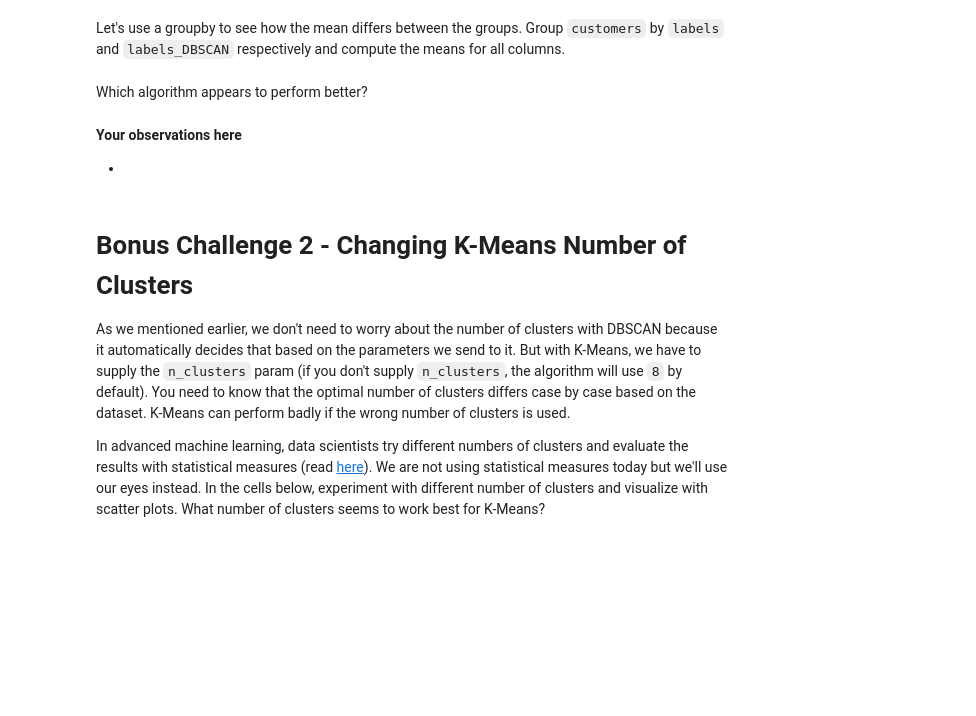
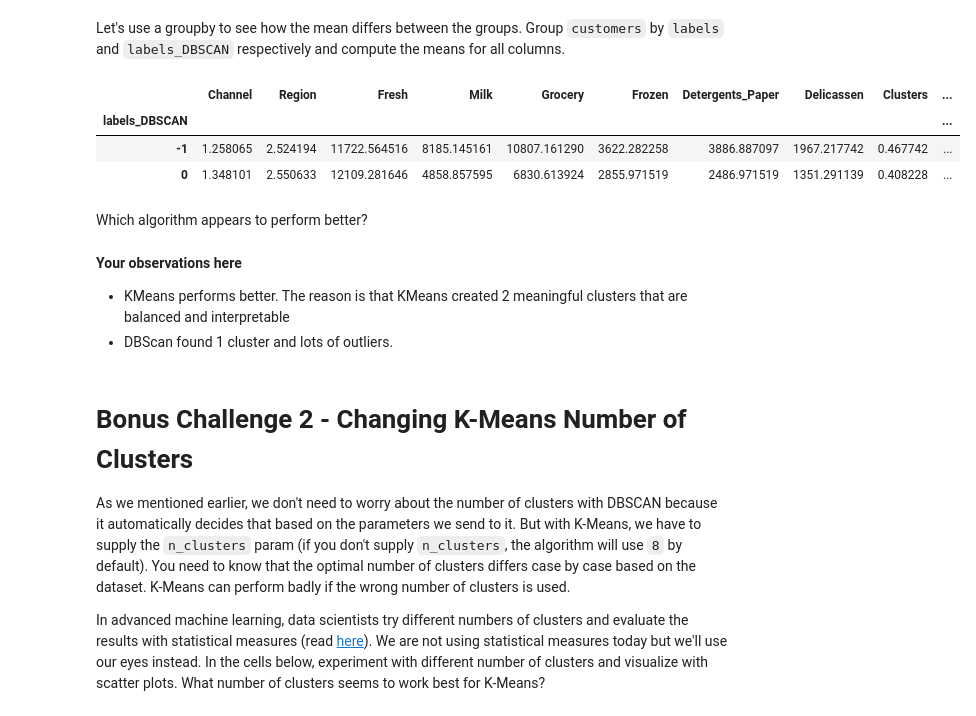
Before and after one commit to DimiGretsistas/lab-unsupervised-learning-en, a Jupyter notebook: your-code/main.ipynb, the cells around one changed output. Drawn from its saved outputs; the diff is of its cells as text; code cells hidden in the pictures; blank space fills up the shorter version.

```diff
--- a/your-code/main.ipynb
+++ b/your-code/main.ipynb
@@ -295,9 +339,22 @@ Let's use a groupby to see how the mean differs between the groups. Group `custo
+# %%
+# Your code here:
+#KMeans
+df.groupby("Clusters").mean()
+
+#DBSCAN
+df.groupby("labels_DBSCAN").mean()
+# %% [output]
+|  | Channel | Region | Fresh | Milk | Grocery | Frozen | Detergents_Paper | Delicassen | Clusters | ... |
+| labels_DBSCAN |  |  |  |  |  |  |  |  |  | ... |
+| -1 | 1.258065 | 2.524194 | 11722.564516 | 8185.145161 | 10807.161290 | 3622.282258 | 3886.887097 | 1967.217742 | 0.467742 | ... |
+| 0 | 1.348101 | 2.550633 | 12109.281646 | 4858.857595 | 6830.613924 | 2855.971519 | 2486.971519 | 1351.291139 | 0.408228 | ... |
 # %% [markdown]
 Which algorithm appears to perform better?
-# %% [markdown]
-**Your observations here**
-
--
+# %% [markdown]
+**Your observations here**
+
+- KMeans performs better. The reason is that KMeans created 2 meaningful clusters that are balanced and interpretable
+- DBScan found 1 cluster and lots of outliers.
 # %% [markdown]
 # Bonus Challenge 2 - Changing K-Means Number of Clusters
 
```
Also changed, not shown: parts of 7 cells of this notebook.
